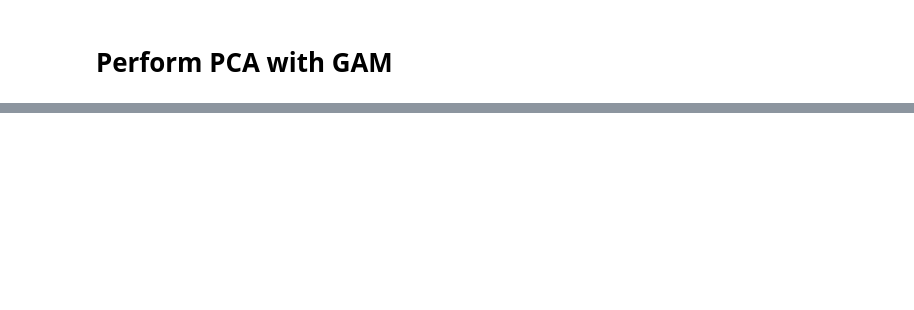
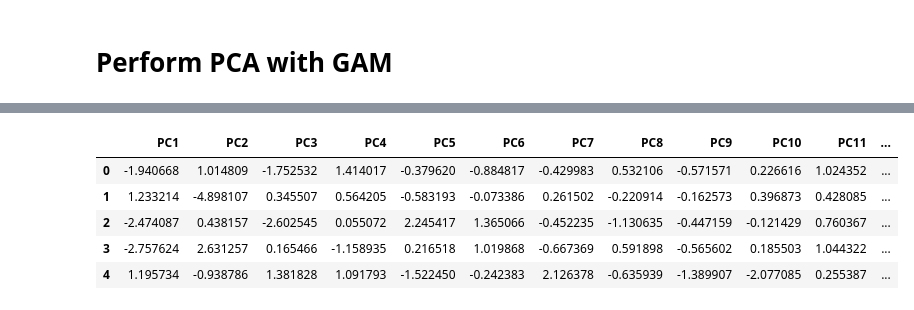
Before and after one commit to narslab/msa-emission-typologies, a Jupyter notebook: bin/jupyter/Congestion-exploration-19-(MM).ipynb, the cells around one changed output, grey strips where cells are left out. Cells and saved outputs as stored; diff of their text form; code cells hidden in the pictures; blank space fills up the shorter version.

```diff
--- a/bin/jupyter/Congestion-exploration-19-(MM).ipynb
+++ b/bin/jupyter/Congestion-exploration-19-(MM).ipynb
@@ -55,0 +88,29 @@ data = df.copy()
+# %%
+
+from sklearn.preprocessing import StandardScaler
+from sklearn.decomposition import PCA
+import numpy as np
+
+# Drop the 'msa' column
+data_numeric = data.drop('msa', axis=1)
+
+# Normalize the data
+scaler = StandardScaler()
+data_scaled = scaler.fit_transform(data_numeric)
+
+# Perform PCA
+pca = PCA()
+data_pca = pca.fit_transform(data_scaled)
+
+# Convert to DataFrame
+data_pca_df = pd.DataFrame(data_pca, columns=[f'PC{i+1}' for i in range(data_pca.shape[1])])
+
+# Display the first few rows
+data_pca_df.head()
+# %% [output]
+|  | PC1 | PC2 | PC3 | PC4 | PC5 | PC6 | PC7 | PC8 | PC9 | PC10 | PC11 | ... |
+| 0 | -1.940668 | 1.014809 | -1.752532 | 1.414017 | -0.379620 | -0.884817 | -0.429983 | 0.532106 | -0.571571 | 0.226616 | 1.024352 | ... |
+| 1 | 1.233214 | -4.898107 | 0.345507 | 0.564205 | -0.583193 | -0.073386 | 0.261502 | -0.220914 | -0.162573 | 0.396873 | 0.428085 | ... |
+| 2 | -2.474087 | 0.438157 | -2.602545 | 0.055072 | 2.245417 | 1.365066 | -0.452235 | -1.130635 | -0.447159 | -0.121429 | 0.760367 | ... |
+| 3 | -2.757624 | 2.631257 | 0.165466 | -1.158935 | 0.216518 | 1.019868 | -0.667369 | 0.591898 | -0.565602 | 0.185503 | 1.044322 | ... |
+| 4 | 1.195734 | -0.938786 | 1.381828 | 1.091793 | -1.522450 | -0.242383 | 2.126378 | -0.635939 | -1.389907 | -2.077085 | 0.255387 | ... |
```
Also changed, not shown: parts of 24 cells of this notebook, 3 other files.
